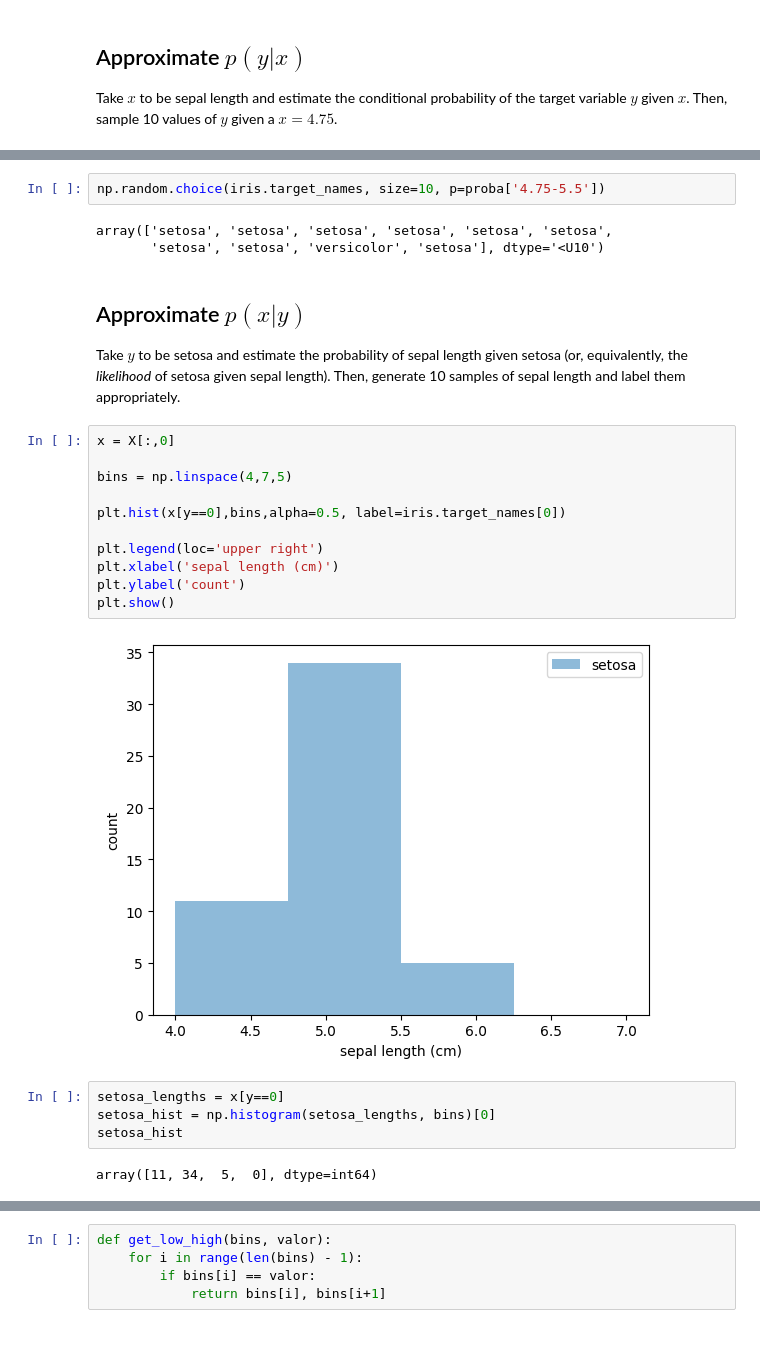
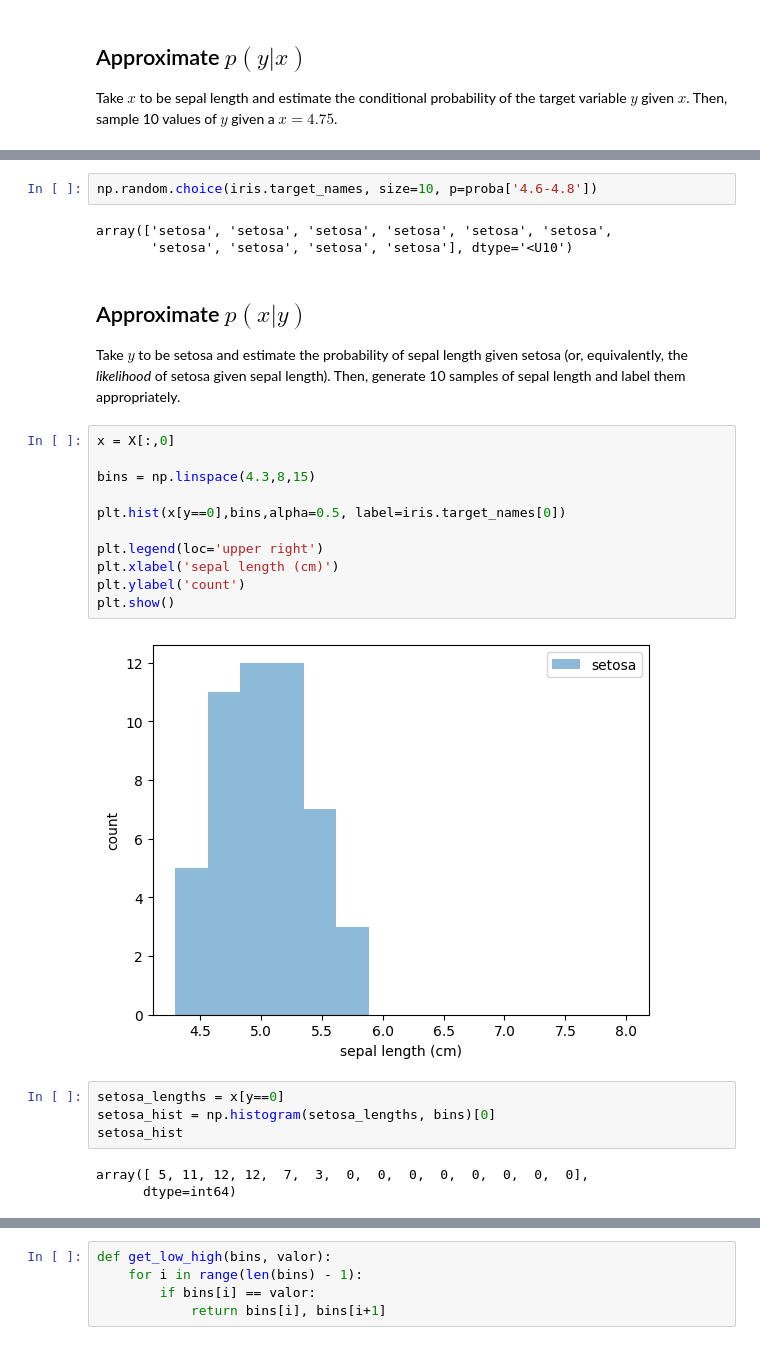
Before and after one commit to MartinSchoenig/IAG, a Jupyter notebook: Oblig/IAG_2_t.ipynb, the cells around one changed output, grey strips where cells are left out. Saved outputs shown, nothing was run; the diff lists cells and outputs as text.

```diff
--- a/Oblig/IAG_2_t.ipynb
+++ b/Oblig/IAG_2_t.ipynb
@@ -82,30 +91,31 @@ proba
 # %%
-np.random.choice(iris.target_names, size=10, p=proba['4.75-5.5'])
+np.random.choice(iris.target_names, size=10, p=proba['4.6-4.8'])
 # %% [output]
 array(['setosa', 'setosa', 'setosa', 'setosa', 'setosa', 'setosa',
-       'setosa', 'setosa', 'versicolor', 'setosa'], dtype='<U10')
+       'setosa', 'setosa', 'setosa', 'setosa'], dtype='<U10')
 # %% [markdown]
 ## Approximate $p(x|y)$
 Take $y$ to be setosa and estimate the probability of sepal length given setosa (or, equivalently, the *likelihood* of setosa given sepal length). Then, generate 10 samples of sepal length and label them appropriately.
 # %%
 x = X[:,0]
 
-bins = np.linspace(4,7,5)
+bins = np.linspace(4.3,8,15)
 
 plt.hist(x[y==0],bins,alpha=0.5, label=iris.target_names[0])
 
 plt.legend(loc='upper right')
 plt.xlabel('sepal length (cm)')
 plt.ylabel('count')
 plt.show()
 # %% [output]
-[figure, old version]
+[figure, new version]
 # %%
 setosa_lengths = x[y==0]
 setosa_hist = np.histogram(setosa_lengths, bins)[0]
 setosa_hist
 # %% [output]
-array([11, 34,  5,  0], dtype=int64)
+array([ 5, 11, 12, 12,  7,  3,  0,  0,  0,  0,  0,  0,  0,  0],
+      dtype=int64)
 # %%
 setosa_proba = setosa_hist / np.sum(setosa_hist)
 setosa_proba
```
Also changed, not shown: parts of 33 cells of this notebook.
